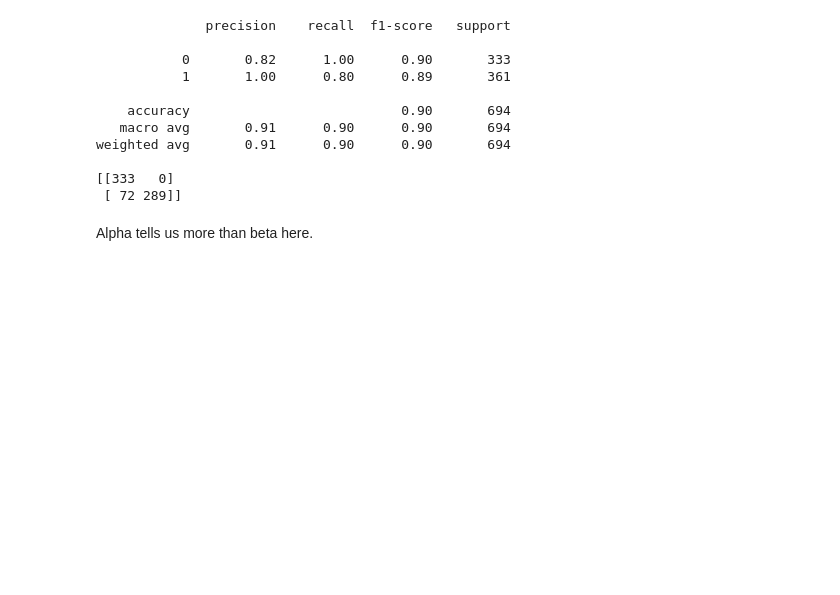
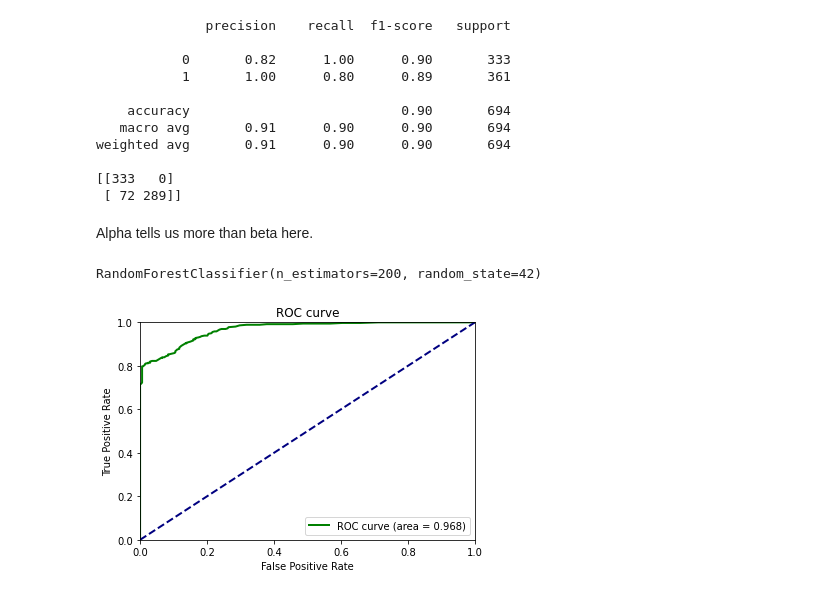
Before and after one commit to arnodeceuninck/thesis, a Jupyter notebook: 5 AlphaBetaSeperately.ipynb, the cells around one changed output. Saved outputs shown, nothing was run; the diff lists cells and outputs as text; code cells hidden in the pictures; blank space fills up the shorter version.

```diff
--- a/5 AlphaBetaSeperately.ipynb
+++ b/5 AlphaBetaSeperately.ipynb
@@ -251,3 +251,35 @@ weighted avg       0.91      0.90      0.90       694
  [ 72 289]]
 # %% [markdown]
 Alpha tells us more than beta here.
+# %%
+# Let's also create one model using both alpha and beta features
+from util import get_train_dataset, get_features, fix_test, plot_roc_curve # calculate_auc_and_plot
+
+
+df = get_train_dataset()
+# df = df.sample(n=1000) # for faster debugging
+df = df.dropna()
+
+train, test = train_test_split(df, test_size=0.2, random_state=42)
+
+x = get_features(train)  # contains both alfa and beta features
+y = train['reaction']
+
+x_test = get_features(test, test=True)
+x_test  = fix_test(x_test, x.columns)
+y_test = test['reaction']
+
+# Remove NaN's introduced by get_features
+x = x.fillna(0)
+x_test = x_test.fillna(0)
+# %%
+from sklearn.ensemble import RandomForestClassifier
+clf = RandomForestClassifier(n_estimators=200, random_state=42)
+clf.fit(x, y)
+# %% [output]
+RandomForestClassifier(n_estimators=200, random_state=42)
+# %%
+y_pred = clf.predict_proba(x_test)[:, 1]
+calculate_auc_and_plot(y_test, y_pred)
+# %% [output]
+[figure, added]
```
Also changed, not shown: parts of 1 cell of this notebook, 7 other files.
